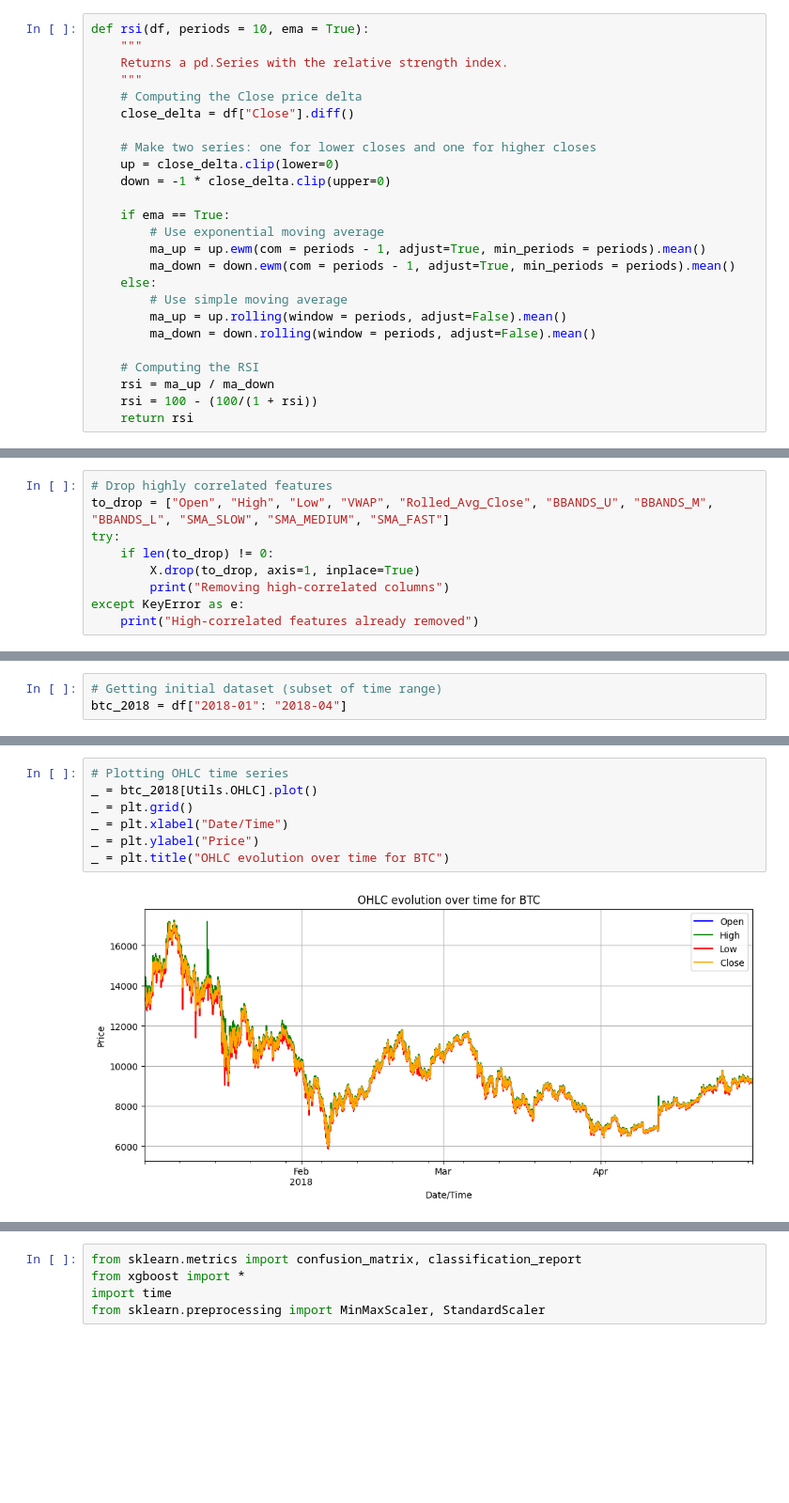
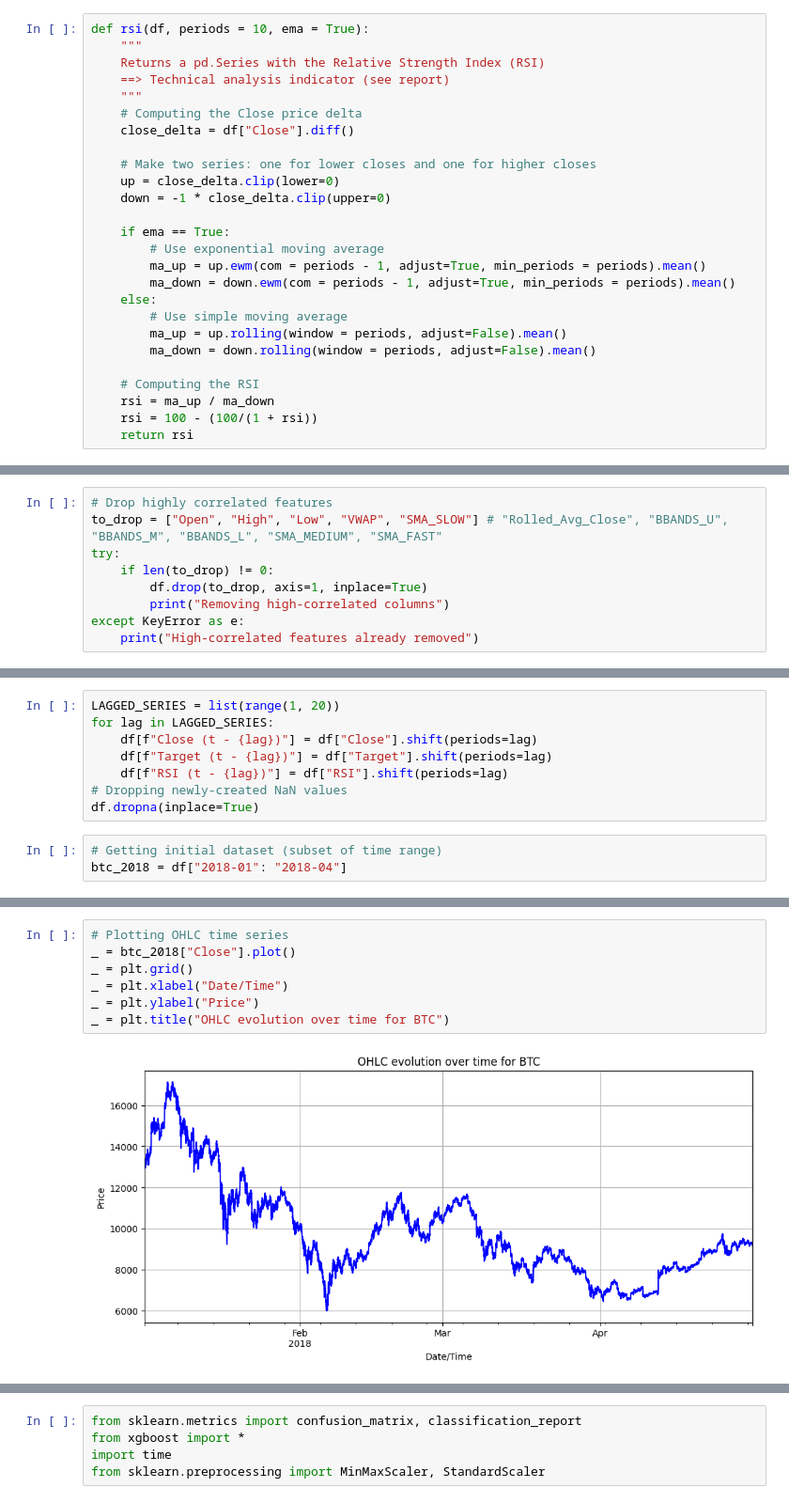
Before and after one commit to lcsrodriguez/cryptotrading, a Jupyter notebook: notebooks/bitcoin_trading.ipynb, the cells around one changed output, grey strips where cells are left out. Shown at 94% size. Drawn from its saved outputs; the diff is of its cells as text; blank space fills up the shorter version.

```diff
--- a/notebooks/bitcoin_trading.ipynb
+++ b/notebooks/bitcoin_trading.ipynb
@@ -133,7 +133,8 @@ _ = plt.ylabel("Density")
 # %%
 def rsi(df, periods = 10, ema = True):
     """
-    Returns a pd.Series with the relative strength index.
+    Returns a pd.Series with the Relative Strength Index (RSI)
+    ==> Technical analysis indicator (see report)
     """
     # Computing the Close price delta
     close_delta = df["Close"].diff()
@@ -259,9 +286,9 @@ print(to_drop)
 # %%
 # Drop highly correlated features
-to_drop = ["Open", "High", "Low", "VWAP", "Rolled_Avg_Close", "BBANDS_U", "BBANDS_M", "BBANDS_L", "SMA_SLOW", "SMA_MEDIUM", "SMA_FAST"]
+to_drop = ["Open", "High", "Low", "VWAP", "SMA_SLOW"] # "Rolled_Avg_Close", "BBANDS_U", "BBANDS_M", "BBANDS_L", "SMA_MEDIUM", "SMA_FAST"
 try:
     if len(to_drop) != 0:
-        X.drop(to_drop, axis=1, inplace=True)
+        df.drop(to_drop, axis=1, inplace=True)
         print("Removing high-correlated columns")
 except KeyError as e:
     print("High-correlated features already removed")
@@ -297,5 +321,13 @@ df.corr().style.background_gradient(cmap='autumn')
 # %%
 # GridSearch on model with the 5-10 best features
+# %%
+LAGGED_SERIES = list(range(1, 20))
+for lag in LAGGED_SERIES:
+    df[f"Close (t - {lag})"] = df["Close"].shift(periods=lag)
+    df[f"Target (t - {lag})"] = df["Target"].shift(periods=lag)
+    df[f"RSI (t - {lag})"] = df["RSI"].shift(periods=lag)
+# Dropping newly-created NaN values
+df.dropna(inplace=True)
 # %%
 # Getting initial dataset (subset of time range)
 btc_2018 = df["2018-01": "2018-04"]
@@ -302,12 +351,12 @@ btc_2018 = df["2018-01": "2018-04"]
 # %%
 # Plotting OHLC time series
-_ = btc_2018[Utils.OHLC].plot()
+_ = btc_2018["Close"].plot()
 _ = plt.grid()
 _ = plt.xlabel("Date/Time")
 _ = plt.ylabel("Price")
 _ = plt.title("OHLC evolution over time for BTC")
 # %% [output]
-[figure, old version]
+[figure, new version]
 # %%
 # Getting DataFrame shape
 nb_obs, nb_cols = btc_2018.shape
```
Also changed, not shown: parts of 23 cells of this notebook, 4 other files.
